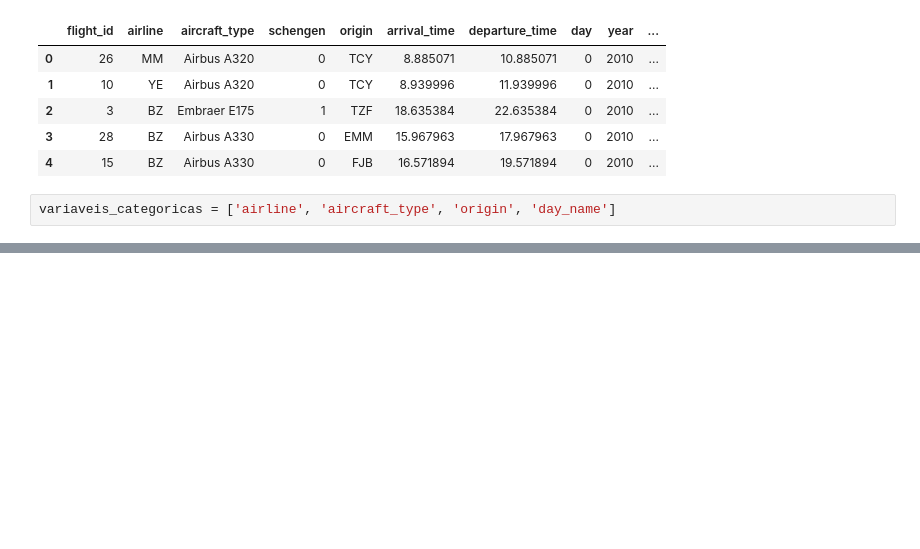
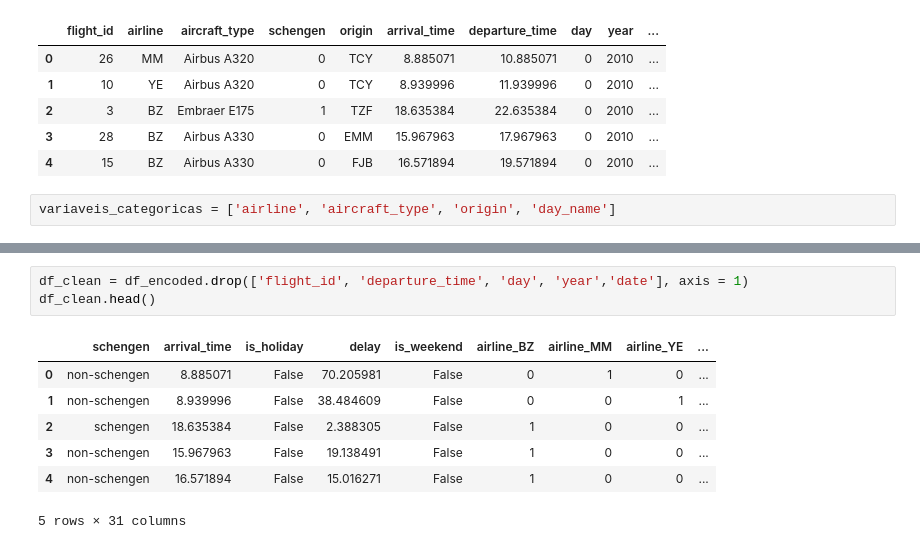
Before and after one commit to LizaGomes97/Alura_Curso, a Jupyter notebook: modelo_atraso_voo.ipynb, the cells around one changed output, grey strips where cells are left out. Drawn from its saved outputs; the diff is of its cells as text; blank space fills up the shorter version.

```diff
--- a/modelo_atraso_voo.ipynb
+++ b/modelo_atraso_voo.ipynb
@@ -267,0 +274,11 @@ df_encoded.head()
+# %%
+df_clean = df_encoded.drop(['flight_id', 'departure_time', 'day', 'year','date'], axis = 1)
+df_clean.head()
+# %% [output]
+|  | schengen | arrival_time | is_holiday | delay | is_weekend | airline_BZ | airline_MM | airline_YE | ... |
+| 0 | non-schengen | 8.885071 | False | 70.205981 | False | 0 | 1 | 0 | ... |
+| 1 | non-schengen | 8.939996 | False | 38.484609 | False | 0 | 0 | 1 | ... |
+| 2 | schengen | 18.635384 | False | 2.388305 | False | 1 | 0 | 0 | ... |
+| 3 | non-schengen | 15.967963 | False | 19.138491 | False | 1 | 0 | 0 | ... |
+| 4 | non-schengen | 16.571894 | False | 15.016271 | False | 1 | 0 | 0 | ... |
+5 rows × 31 columns
```
Also changed, not shown: parts of 12 cells of this notebook.
